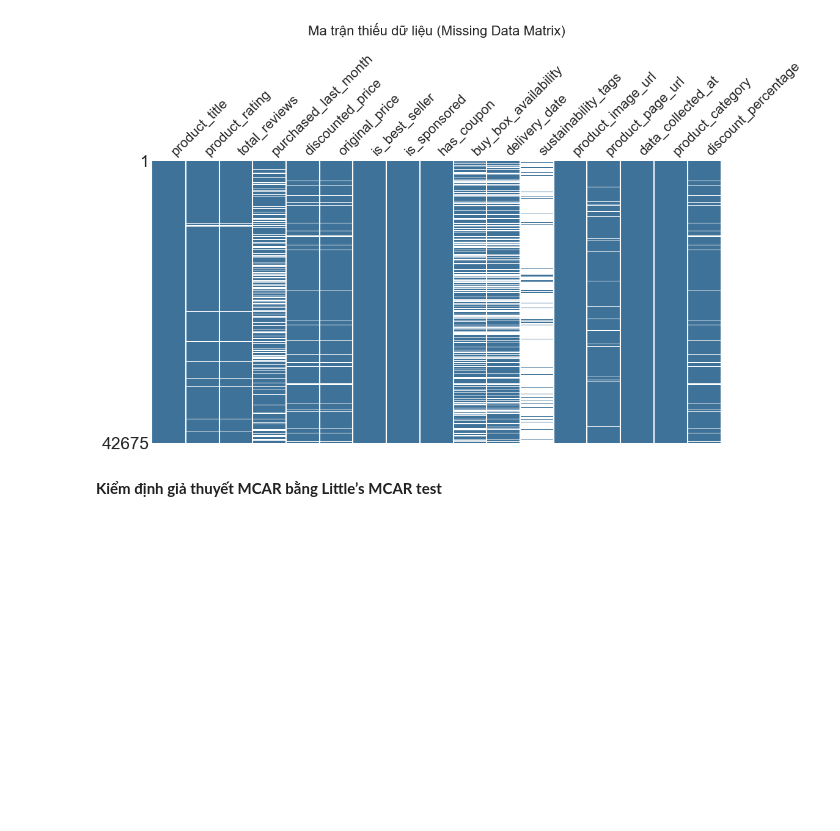
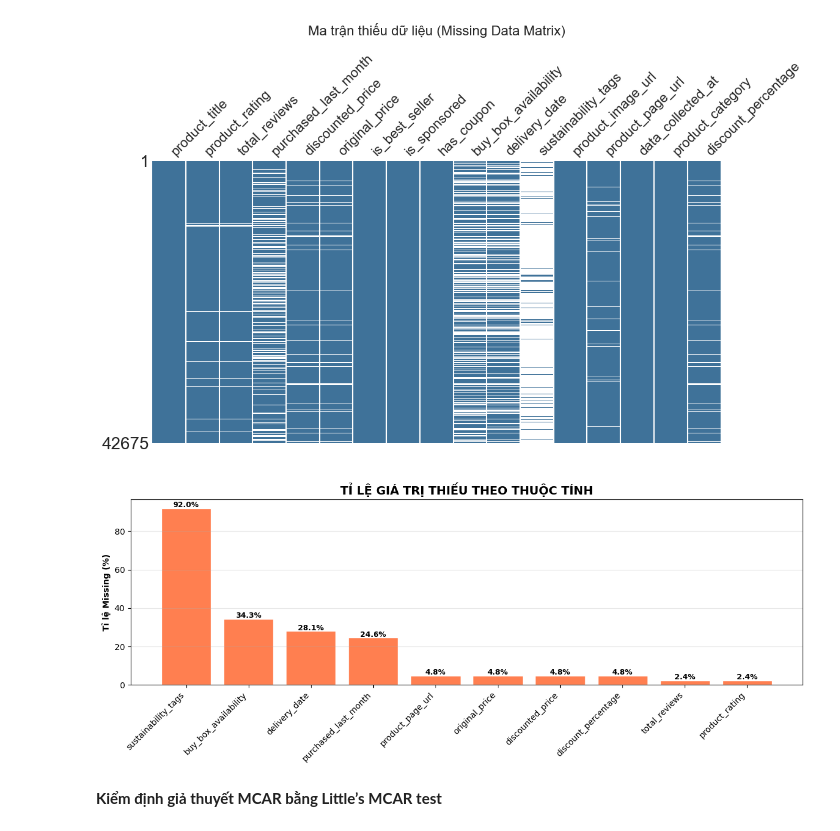
Before and after one commit to HungHiHung10/Lab01-Data-Mining, a Jupyter notebook: notebooks/03_EDA_tabular.ipynb, the cells around one changed output. Cells and saved outputs as stored; diff of their text form; code cells hidden in the pictures; blank space fills up the shorter version.

```diff
--- a/notebooks/03_EDA_tabular.ipynb
+++ b/notebooks/03_EDA_tabular.ipynb
@@ -282,6 +396,28 @@ plt.title("Ma trận thiếu dữ liệu (Missing Data Matrix)", fontsize=16, pa
 plt.show()
 # %% [output]
 [figure]
+# %%
+missing_pct = (df.isnull().sum() / len(df) * 100).sort_values(ascending=False)
+missing_pct = missing_pct[missing_pct > 0]
+
+fig, ax = plt.subplots(figsize=(12, 5))
+bars = ax.bar(range(len(missing_pct)), missing_pct.values,
+              color='coral', edgecolor='white')
+ax.set_xticks(range(len(missing_pct)))
+ax.set_xticklabels(missing_pct.index, rotation=45, ha='right', fontsize=10)
+ax.set_ylabel('Tỉ lệ Missing (%)', fontweight='bold')
+ax.set_title('TỈ LỆ GIÁ TRỊ THIẾU THEO THUỘC TÍNH',
+             fontweight='bold', fontsize=14)
+
+for bar, val in zip(bars, missing_pct.values):
+    ax.text(bar.get_x() + bar.get_width()/2, bar.get_height() + 0.5,
+            f'{val:.1f}%', ha='center', fontsize=9, fontweight='bold')
+
+ax.grid(alpha=0.3, axis='y')
+plt.tight_layout()
+plt.show()
+# %% [output]
+[figure, added]
 # %% [markdown]
 **Kiểm định giả thuyết MCAR bằng Little’s MCAR test**
 # %%
```
Also changed, not shown: parts of 6 cells of this notebook.
